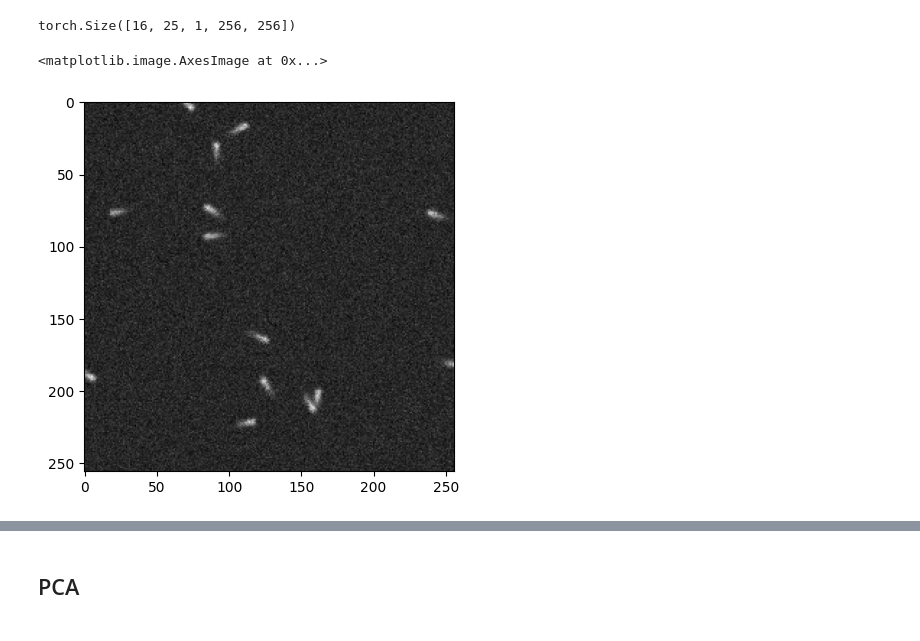
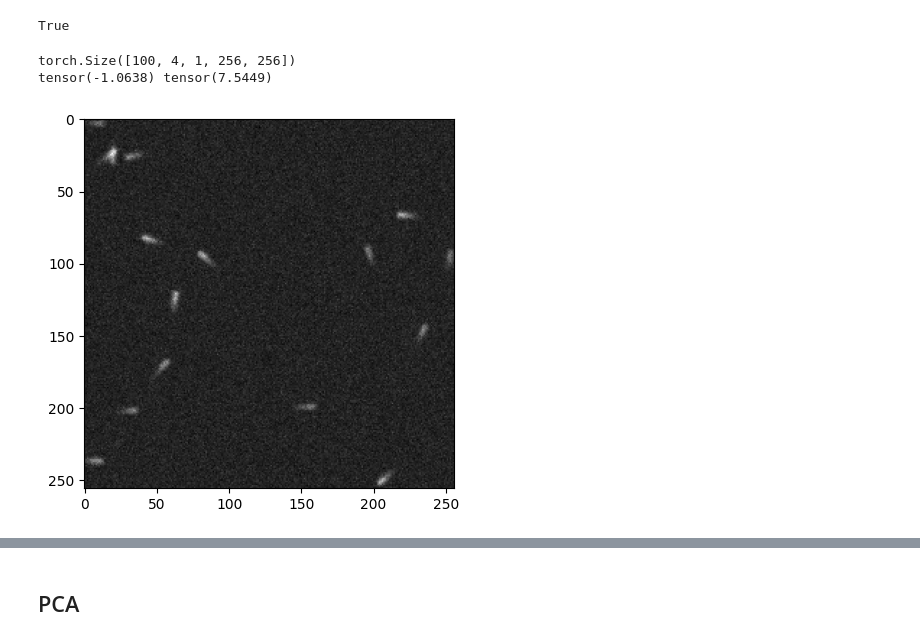
Before and after one commit to GideonJagen/ObjCentricVAE, a Jupyter notebook: test_microtubule.ipynb, the cells around one changed output, grey strips where cells are left out. Drawn from its saved outputs; the diff is of its cells as text; code cells hidden in the pictures.

```diff
--- a/test_microtubule.ipynb
+++ b/test_microtubule.ipynb
@@ -1,19 +1,16 @@
 # %%
 import os
-
-os.environ["CUDA_VISIBLE_DEVICES"] = "0"
 
 import random, os
 import numpy as np
 import torch
 import importlib
-import deeptrack as dt
 import numpy as np
 import pytorch_lightning as pl
 import matplotlib.pyplot as plt
 
 from objVAE import objVAE, MultiheadAttention
-
+from objVAE import utils
 
 def seed_everything(seed: int):
     random.seed(seed)
@@ -24,8 +21,11 @@ def seed_everything(seed: int):
     torch.backends.cudnn.deterministic = True
     torch.backends.cudnn.benchmark = True
 
-
+print(torch.cuda.is_available())
+torch.set_float32_matmul_precision('medium')
 seed_everything(42)
+# %% [output]
+True
 # %%
 def combine_nodes(attention_to_next, combine_map_v, remove_map_v, i_combine):
     new_attention = []
@@ -246,37 +255,39 @@ def plot_training(model, test_loader, presence=True, trainer=''):
 # %%
 import tifffile
 from glob import glob
 
 x_crop = 256
 y_crop = 256
 
-paths = r'/data/mp_mpa/microtubule-sn7-low/*.tif'
+paths = r'/home/gideon/data/mp_mpa/microtubule/microtubule-sn7-low/*.tif'
 paths = glob(paths)
 
 images = [
     tifffile.imread(path) for path in paths
 ]
 
 images = np.array(images)
-images = np.array(np.split(images, 4, axis=0))
+images = np.array(np.split(images, 25, axis=0))
 
 images_array = []
 for i in range(images.shape[2] // x_crop):
     for j in range(images.shape[3] // y_crop):
         images_array.append(images[:, :, (i)*x_crop:(i+1)*x_crop, (j)*y_crop:(j+1)*y_crop])
 
 
 images = np.concatenate(images_array, axis=0)
 
 training_images = torch.tensor(np.array(images), dtype=torch.float32)
 training_images = training_images - torch.mean(training_images)
 training_images = training_images / torch.std(training_images, dim=(1, 2, 3), keepdim=True) / 3
 training_images = torch.unsqueeze(training_images, axis=2)
 print(training_images.shape)
-plt.imshow(np.squeeze(training_images[8,0,:,:,:]), cmap='gray')
+plt.imshow(np.squeeze(training_images[2,0,:,:,:]), cmap='gray')
+
+print(torch.min(training_images), torch.max(training_images))
 # %% [output]
-torch.Size([16, 25, 1, 256, 256])
+torch.Size([100, 4, 1, 256, 256])
+tensor(-1.0638) tensor(7.5449)
-<matplotlib.image.AxesImage at 0x...>
-[figure, old version]
+[figure, new version]
 # %%
 train, test = torch.utils.data.random_split(training_images, [0.9, 0.1])
```
Also changed, not shown: parts of 15 cells of this notebook, 5 other files.
